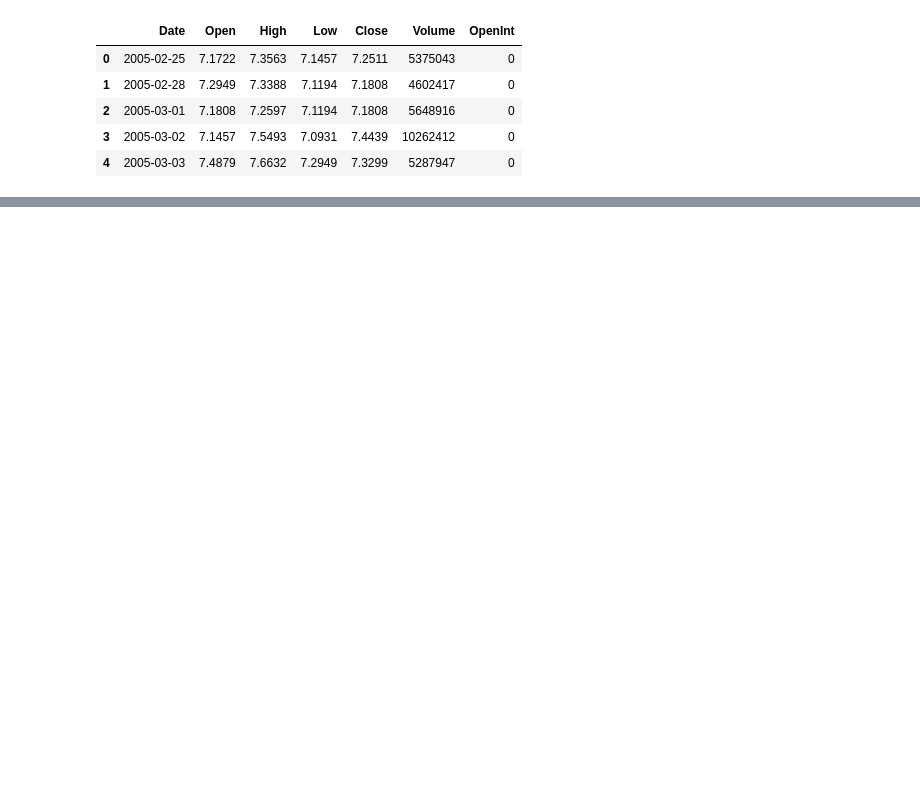
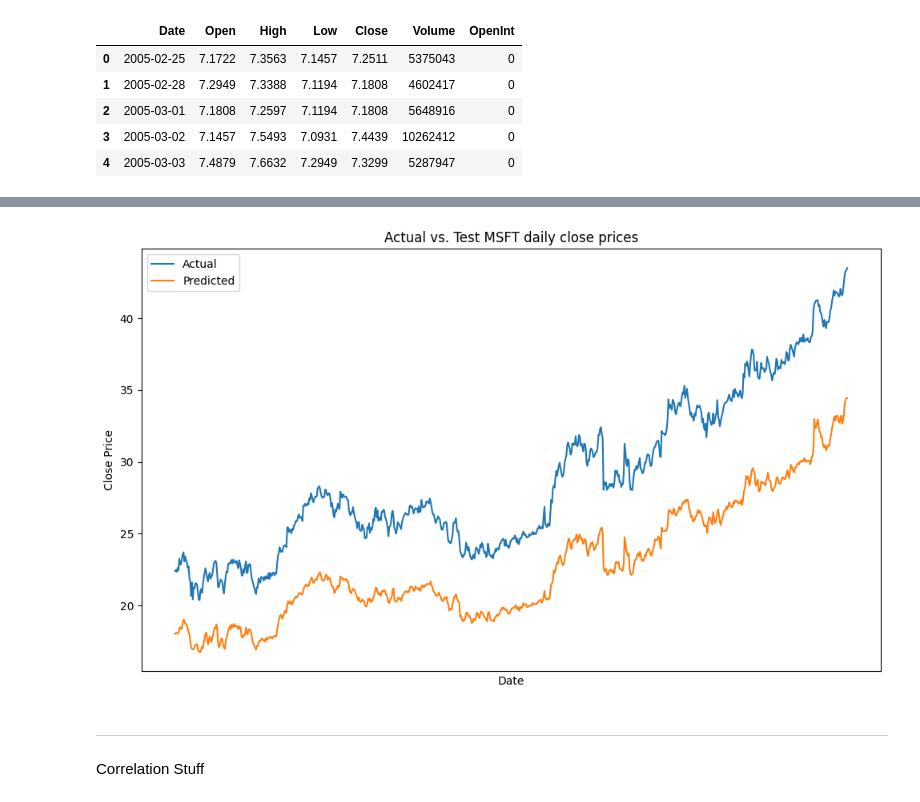
Before and after one commit to purple-phoenix/lstm-stock-trader, a Jupyter notebook: Milestone.ipynb, the cells around one changed output, grey strips where cells are left out. Drawn from its saved outputs; the diff is of its cells as text; code cells hidden in the pictures; blank space fills up the shorter version.

```diff
--- a/Milestone.ipynb
+++ b/Milestone.ipynb
@@ -143,0 +204,11 @@ plt.show()
+# %%
+from keras.optimizers import Adam
+from keras import regularizers
+msft_model = PriceClassifier("msft")
+model = Sequential()
+model.add(LSTM(units=50,input_shape=(msft_model.X_train.shape[1], 1), dropout=.2, recurrent_regularizer=regularizers.L1L2(l1=1e-4, l2=1e-3), return_sequences=True))
+model.add(LSTM(units=50,input_shape=(msft_model.X_train.shape[1], 1), dropout=.2, recurrent_regularizer=regularizers.L1L2(l1=1e-4, l2=1e-3)))
+
+model.add(Dense(units=1))
+optimizer = Adam()
+msft_model.train(model=model, optimizer=optimizer, epochs=50, loss="mean_squared_error")
@@ -143,0 +233,3 @@ plt.show()
+# %%
+msft_model.predict()
+# %% [output]
@@ -144,3 +237,8 @@ plt.show()
+[figure, added]
+# %% [markdown]
+--------------------------------------------------------------------------------
+# %% [markdown]
+Correlation Stuff
 # %%
 import pandas as pd
 import glob
```
Also changed, not shown: parts of 19 cells of this notebook.
